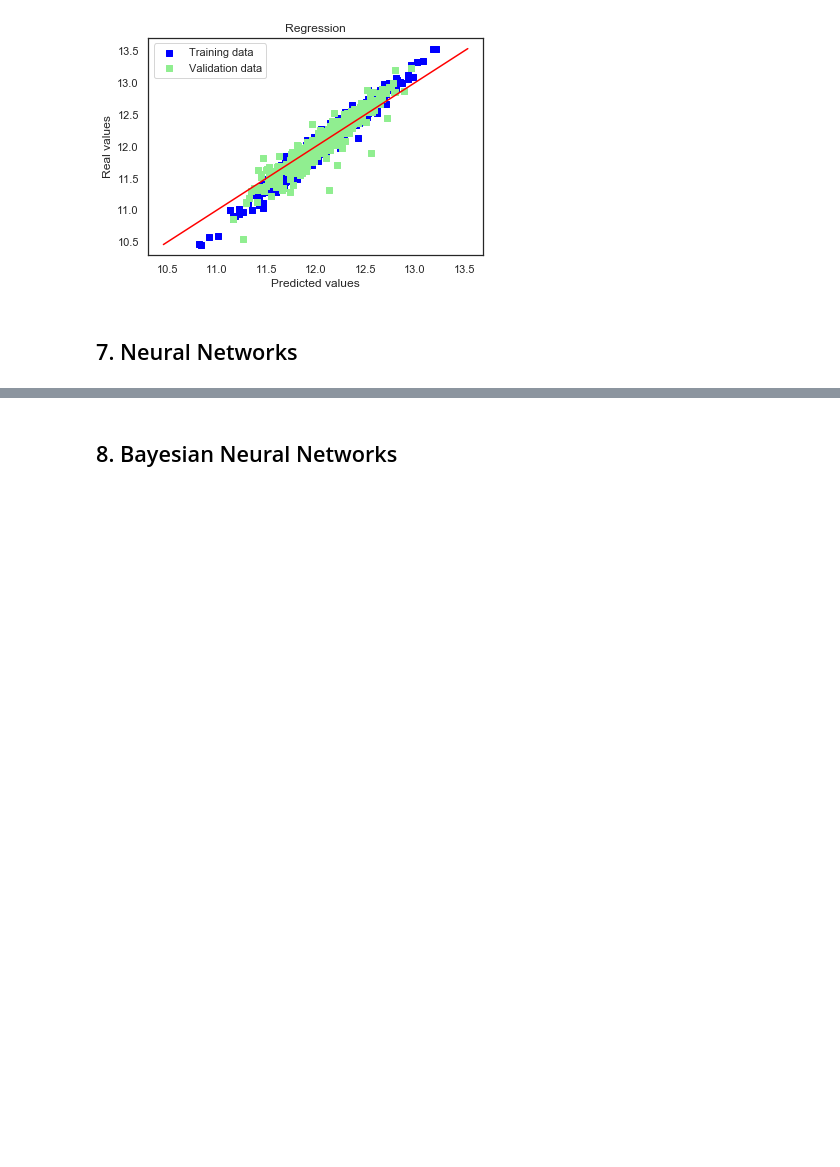
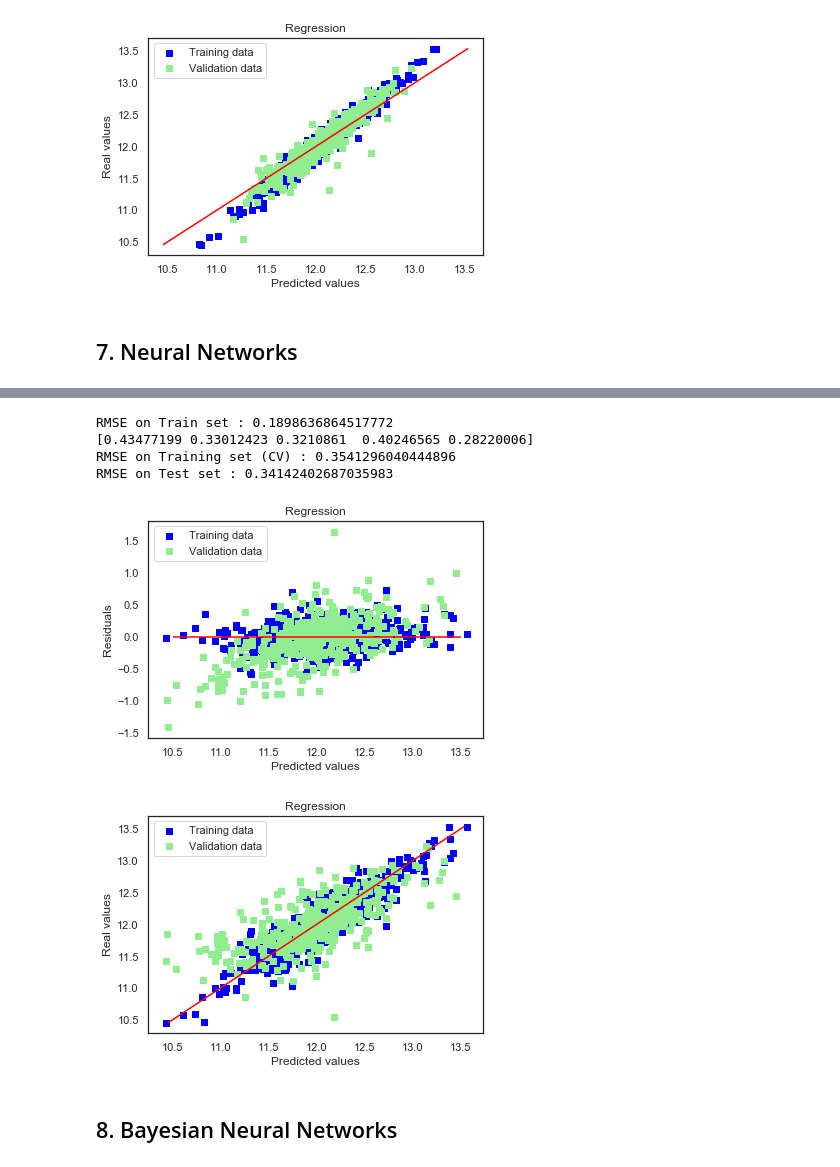
Before and after one commit to mzh-sc/contests, a Jupyter notebook: Kaggle House-Prices-Prediction/different_models.ipynb, the cells around one changed output, grey strips where cells are left out. Cells and saved outputs as stored; diff of their text form; code cells hidden in the pictures; blank space fills up the shorter version.

```diff
--- a/Kaggle House-Prices-Prediction/different_models.ipynb
+++ b/Kaggle House-Prices-Prediction/different_models.ipynb
@@ -1257,2 +1385,20 @@ RMSE on Test set : 0.1368506682375452
+# %%
+print(f"RMSE on Train set : {rmse(y_train, nn.predict(X_train))}")
+
+# can't handle validation data
+nn = KerasRegressor(build_fn=lambda: create_model(X_train.shape[1], 0.0, 0.0), epochs=50, batch_size=32, verbose=0)
+nn.fit(X_train, y_train)
+print(f"RMSE on Training set (CV) : {rmse_cv(nn, X_train, y_train)}")
+print(f"RMSE on Test set : {rmse(y_test, nn.predict(X_test))}")
+
+plot_residual(nn.predict(X_train), y_train, nn.predict(X_test), y_test)
+plot_predictions(nn.predict(X_train), y_train, nn.predict(X_test), y_test)
+# %% [output]
+RMSE on Train set : 0.1898636864517772
+[0.43477199 0.33012423 0.3210861  0.40246565 0.28220006]
+RMSE on Training set (CV) : 0.3541296040444896
+RMSE on Test set : 0.34142402687035983
+[figure, added]
+[figure, added]
 # %% [markdown]
 ## 8. Bayesian Neural Networks
```
Also changed, not shown: parts of 10 cells of this notebook.
